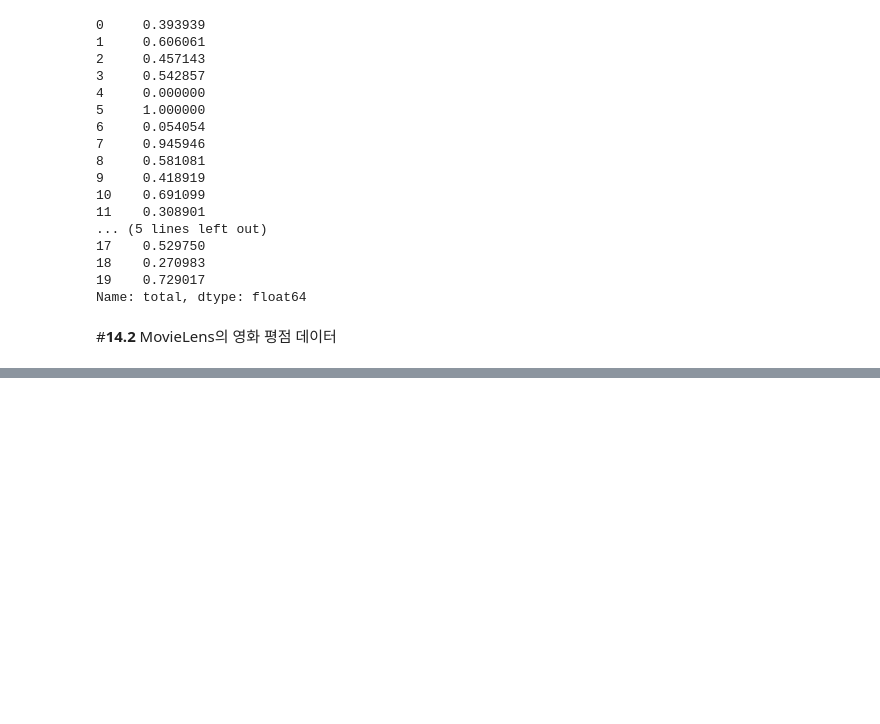
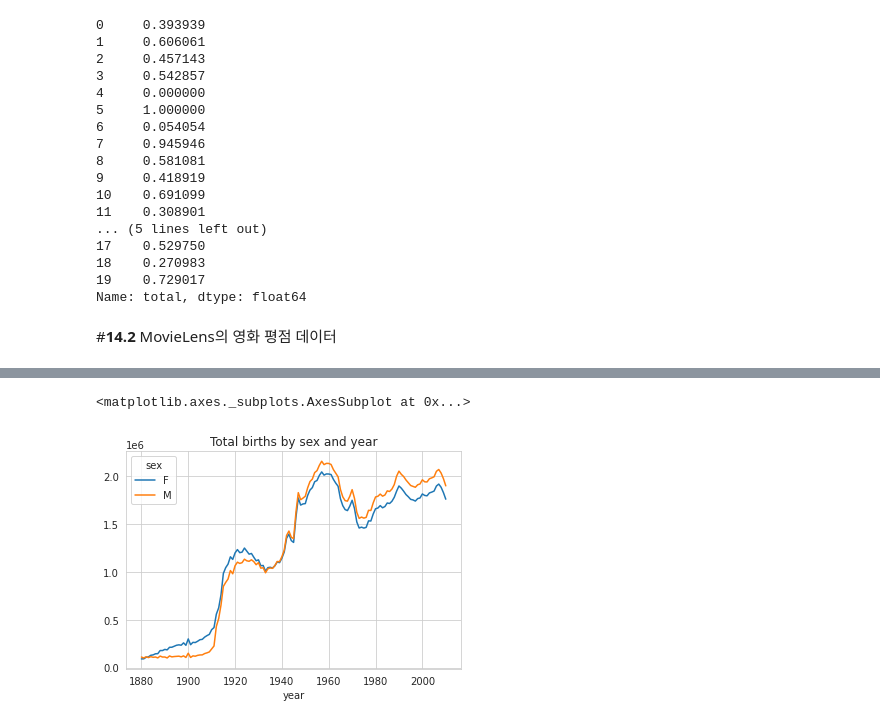
Before and after one commit to hoonzi-s/PyData, a Jupyter notebook: Ch14. 데이터 분석 예제.ipynb, the cells around one changed output, grey strips where cells are left out. Cells and saved outputs as stored; diff of their text form; code cells hidden in the pictures; blank space fills up the shorter version.

```diff
--- a/Ch14. 데이터 분석 예제.ipynb
+++ b/Ch14. 데이터 분석 예제.ipynb
@@ -418,0 +688,14 @@ users = pd.read_table('/content/drive/MyDrive/pydata-book-3rd-edition/datasets/m
+# %%
+years = range(1880, 2011)
+pieces = []
+columns = ['name', 'sex', 'births']
+
+for year in years:
+  path = f'/content/drive/MyDrive/pydata-book-3rd-edition/datasets/babynames/yob{year}.txt'
+  frame = pd.read_csv(path, names = columns)
+  frame['year'] = year
+  pieces.append(frame)
+# %%
+# 하나의 DataFrame으로 합치기
+names = pd.concat(pieces, ignore_index = True)
+names
@@ -418,0 +716,3 @@ users = pd.read_table('/content/drive/MyDrive/pydata-book-3rd-edition/datasets/m
+# %%
+total_births = names.pivot_table('births', index = 'year', columns = 'sex', aggfunc = sum)
+total_births
@@ -418,0 +734,5 @@ users = pd.read_table('/content/drive/MyDrive/pydata-book-3rd-edition/datasets/m
+# %%
+total_births.plot(title = 'Total births by sex and year')
+# %% [output]
+<matplotlib.axes._subplots.AxesSubplot at 0x...>
+[figure, added]
```
Also changed, not shown: parts of 63 cells of this notebook.
